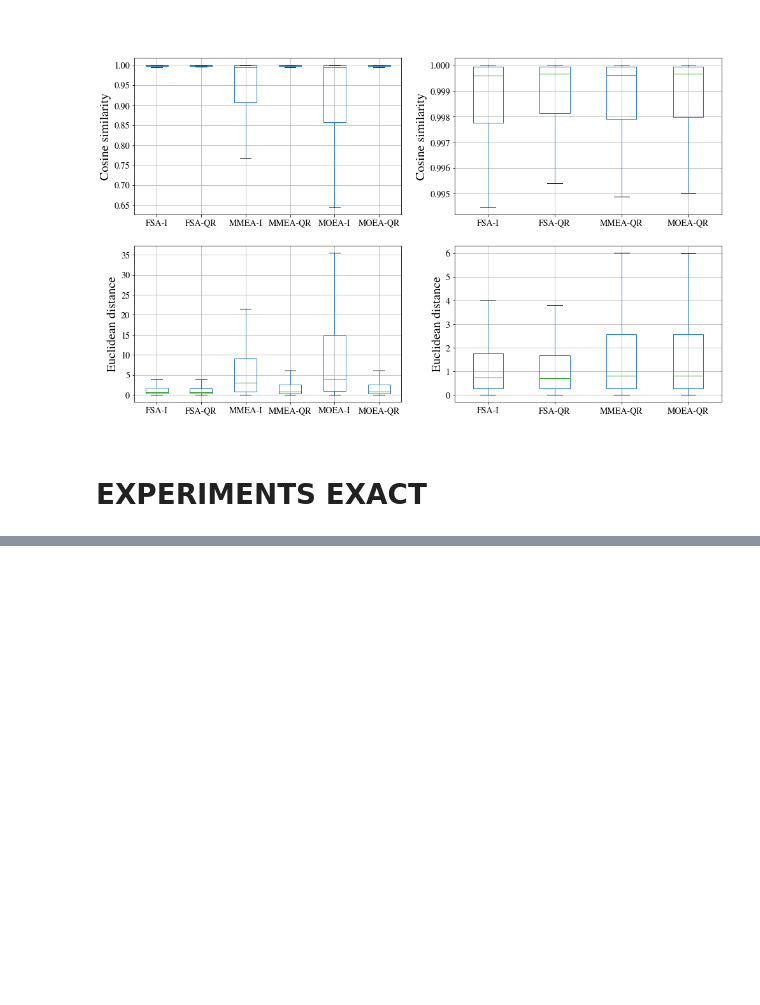
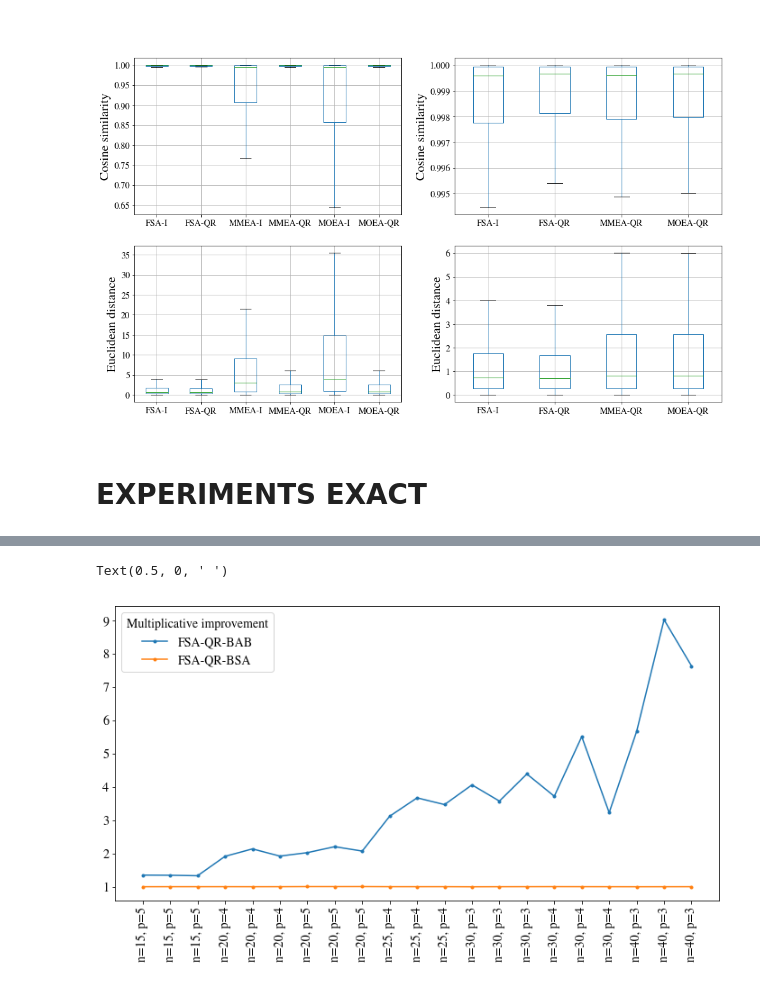
Before and after one commit to jencmart/bi-bap, a Jupyter notebook: src/notebooks/experiment-results.ipynb, the cells around one changed output, grey strips where cells are left out. Drawn from its saved outputs; the diff is of its cells as text; code cells hidden in the pictures; blank space fills up the shorter version.

```diff
--- a/src/notebooks/experiment-results.ipynb
+++ b/src/notebooks/experiment-results.ipynb
@@ -158,0 +179,13 @@ df_final.round(decimals=3).to_latex().replace('\\\\\n', '\\').replace('NaN', '$-
+# %%
+# df_edit = df_edit.loc[df_edit.out_2model == 0.4]
+c= df
+#c = c[c.algorithm != 'BAB']
+c = c[c.algorithm != 'EXACT']
+#c = c[c.algorithm != 'MOEA-QR-BAB']
+df_edit = c
+#df_edit['bab_times'] = df_edit.
+# %%
+df_edit.rename(columns={'algorithm':'Multiplicative improvement'}, inplace=True)
+df_final = df_edit.groupby(['n','p', 'out', 'h_size','Multiplicative improvement']).agg({"time": {"avg": np.mean}}).stack(level=0).reset_index(level=5, drop=True).stack(level=0).unstack(level=4).reset_index(level=4, drop=True).reset_index(level=3, drop=True) #.unstack(level=4) # .stack(level=0).unstack(level=0)
+df_final['FSA-QR-BAB'] = df_final.BAB / df_final['MOEA-QR-BAB']
+df_final['FSA-QR-BSA'] = df_final.BSA /  df_final['MOEA-QR-BSA']
@@ -158,0 +213,12 @@ df_final.round(decimals=3).to_latex().replace('\\\\\n', '\\').replace('NaN', '$-
+# %%
+g = df_final.drop(columns=['BAB', 'BSA', 'MOEA-QR-BAB', 'MOEA-QR-BSA' ]).reset_index(level=2, drop=True)
+# %%
+fig = plt.figure(figsize=(12,6))
+ax1 = fig.add_subplot(111)
+ax = g.plot(style=".-", ax=ax1)
+ax.set_xticks(range(len(g)));
+ax.set_xticklabels(["n=%s, p=%0d" % item for item in g.index.tolist()], rotation=90);
+ax.set_xlabel(" ", fontsize=20)
+# %% [output]
+Text(0.5, 0, ' ')
+[figure, added]
```
Also changed, not shown: parts of 10 cells of this notebook, 25 other files.
